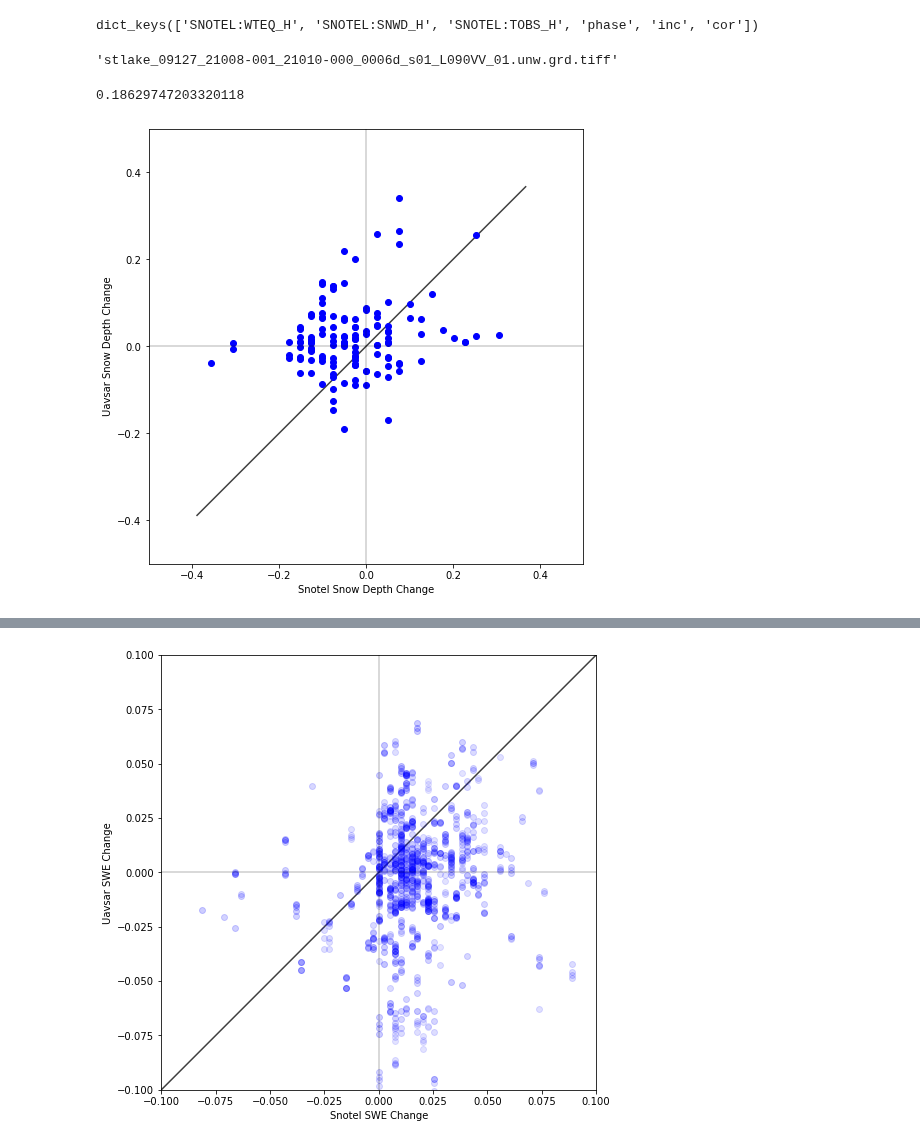
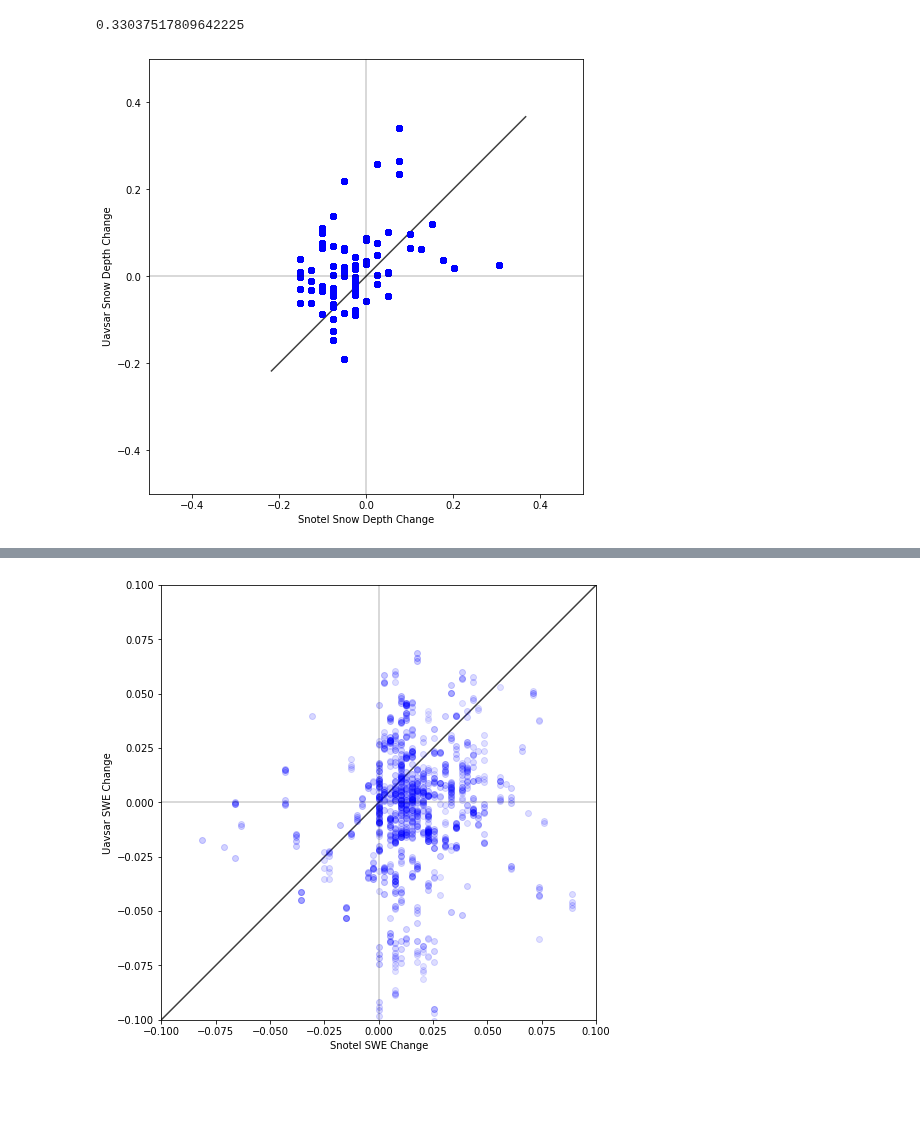
Before and after one commit to ZachHoppinen/uavsar, a Jupyter notebook: src/uavsar_snotel_sd/sd_comp_vis.ipynb, the cells around one changed output, grey strips where cells are left out. Drawn from its saved outputs; the diff is of its cells as text; code cells hidden in the pictures; blank space fills up the shorter version.

```diff
--- a/src/uavsar_snotel_sd/sd_comp_vis.ipynb
+++ b/src/uavsar_snotel_sd/sd_comp_vis.ipynb
@@ -8,72 +8,69 @@ from invert import invert_sd, epsilon_density
 from scipy.stats import pearsonr
 import os
 # %%
-with open(expanduser(f'~/uavsar/results/uavsar_snotel_sd/res_df_v2'), 'rb') as f:
+with open(expanduser(f'~/uavsar/results/uavsar_snotel_sd/res_df_v3'), 'rb') as f:
     res = pickle.load(f)
 res_vv = res[res.pol == 'VV']
-snow_off_df = res.dropna(subset = ['snow_off_phase'])
+snow_off_vv = res_vv.dropna(subset = ['snow_off_phase'])
+
+res_hh = res[res.pol == 'HH']
+snow_off_hh = res_hh.dropna(subset = ['snow_off_phase'])
 fig_dir = expanduser('~/uavsar/figures/snotel_uavsar_compare/')
-# %%
-snow_off_df.iloc[0]['ulmo_result']['312_ID_SNTL'].keys()
-# %% [output]
-dict_keys(['SNOTEL:WTEQ_H', 'SNOTEL:SNWD_H', 'SNOTEL:TOBS_H', 'phase', 'inc', 'cor'])
-# %%
-snow_off_df.iloc[1]['name']
-# %% [output]
-'stlake_09127_21008-001_21010-000_0006d_s01_L090VV_01.unw.grd.tiff'
 # %%
 f, ax = plt.subplots(figsize = (12,8))
 xs = []
 ys = []
-for i,r in snow_off_df.iterrows():
-    if r.ulmo_result:
-        if r.pol == 'VV':
-            for stat in r.ulmo_result:
-                obs = r.ulmo_result[stat]
-                sds = obs['SNOTEL:SNWD_H']
-                # temps = obs['SNOTEL:TOBS_H']
-                swes = obs['SNOTEL:WTEQ_H']
-                swe_delta = swes[-1] - swes[0]
-                # if swe_delta > 0:
-                sd_delta = sds[-1] - sds[0]
-                phase = obs['phase'] - r['snow_off_phase']
-                density = np.nanmean(swes) / np.nanmean(sds)
-                sd_us = invert_sd(phase, obs['inc'], epsilon = epsilon_density(density))
-                sd_us_mean = np.nanmean(sd_us)
-                swe_us_mean = density * sd_us_mean
+test = pd.DataFrame()
+for k in np.linspace(0.1, 3, 10):
+    for i,r in snow_off_vv.iterrows():
+        if r.ulmo_result:
+            if r.h20_atmospheric_diff <1:
+                for stat in r.ulmo_result:
+                    obs = r.ulmo_result[stat]
+                    sds = obs['SNOTEL:SNWD_H']
+                    # temps = obs['SNOTEL:TOBS_H']
+                    swes = obs['SNOTEL:WTEQ_H']
+                    swe_delta = swes[-1] - swes[0]
+                    # if swe_delta > 0:
+                    sd_delta = sds[-1] - sds[0]
+                    phase = obs['phase'] - r['snow_off_phase']
+                    density = np.nanmean(swes) / np.nanmean(sds)
+                    sd_us = invert_sd(phase, obs['inc'], epsilon = epsilon_density(density))
+                    sd_us_mean = np.nanmean(sd_us)
+                    swe_us_mean = density * sd_us_mean
 
-                cor_mean = np.nanmean(obs['cor'])
-                plt.scatter(sd_delta, sd_us_mean, alpha = 1, color = 'blue')
-                xs.append(sd_delta)
-                ys.append(sd_us_mean)
+                    cor_mean = np.nanmean(obs['cor'])
+                    plt.scatter(sd_delta, sd_us_mean, alpha = 1, color = 'blue')
+                    xs.append(sd_delta)
+                    ys.append(sd_us_mean)
 # plt.xlim(-0.5, 0.5)
 # plt.ylim(-1, 1)
 plt.axhline(0, color = 'black', alpha = 0.2)
 plt.axvline(0, color = 'black', alpha = 0.2)
 plt.xlabel('Snotel Snow Depth Change')
 plt.ylabel('Uavsar Snow Depth Change')
 
 lims = [
     np.min([ax.get_xlim(), ax.get_ylim()]),  # min of both axes
     np.max([ax.get_xlim(), ax.get_ylim()]),  # max of both axes
 ]
 
 # now plot both limits against eachother
 ax.plot(lims, lims, 'k-', alpha=0.75, zorder=0)
 ax.set_aspect('equal')
 ax.set_xlim((-0.5,0.5))
 ax.set_ylim((-0.5,0.5))
 
-plt.savefig(join(fig_dir, 'snow_off_modis_uavsar_snotel_sd_diff.png'))
+plt.savefig(join(fig_dir, 'vv_atmospheric_snow_off_modis_uavsar_snotel_sd_diff.png'))
 
 ys = np.array(ys)
 xs = np.array(xs)
 xs = xs[~np.isnan(ys)]
 ys = ys[~np.isnan(ys)]
 pearsonr(xs, ys)[0]
 # %% [output]
-0.18629747203320118
+0.33037517809642225
-[figure, old version]
+[figure, new version]
 # %%
 f, ax = plt.subplots(figsize = (12,8))
 xs = []
```
Also changed, not shown: parts of 2 cells of this notebook, 13 other files.
